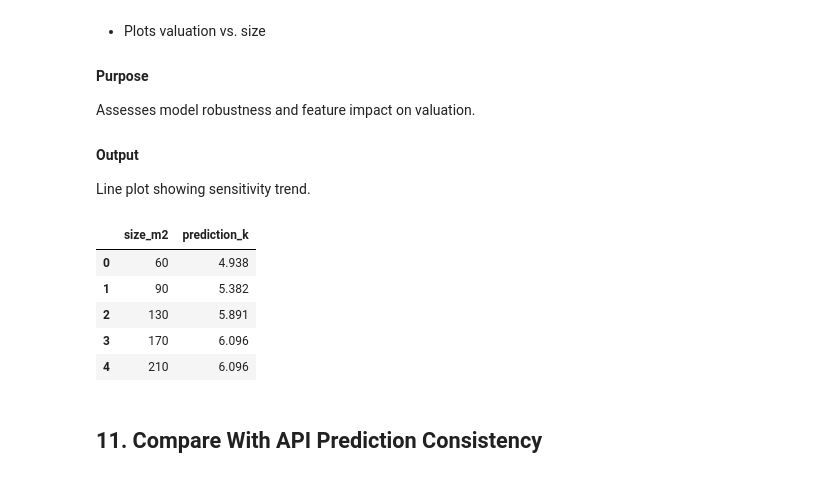
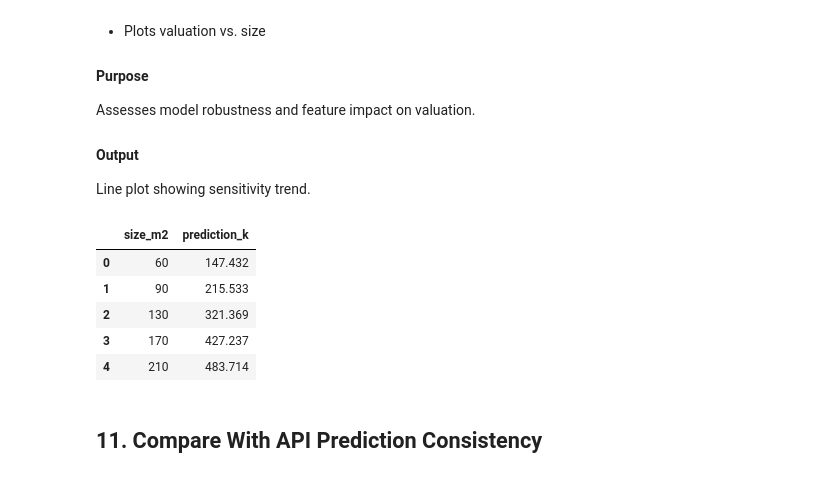
Before and after one commit to AnVenDev/axiomatic_oracle, a Jupyter notebook: notebooks/04_infer_single_sample.ipynb, the cells around one changed output. Drawn from its saved outputs; the diff is of its cells as text; code cells hidden in the pictures.

Commit message:
improvements in model and data (more details in markdowns)

```diff
--- a/notebooks/04_infer_single_sample.ipynb
+++ b/notebooks/04_infer_single_sample.ipynb
@@ -168,6 +199,9 @@ sample_property = {
     "temperature_avg": 20.5,
     "noise_level": 40,
     "air_quality_index": 70,
+    "owner_occupied": 1,
+    "public_transport_nearby": 1,
+    "distance_to_center_km": 2.5,
 }
 
 sample_property = validate_input_record(sample_property, strict=True)
@@ -296,6 +361,13 @@ def check_feature_drift(record: dict, baseline_stats: dict):
     return False, None
 # %%
-baseline_stats = model_meta.get("feature_stats", {})
-drift_detected, drift_msg = check_feature_drift(sample_property, baseline_stats)
-print(f"Drift: {drift_detected} | {drift_msg or 'No significant drift'}")
+baseline_stats = {
+    k: (v["mean"], (v["max"] - v["min"]) / 4)  # Approx std if std not available
+    for k, v in model_meta.get("engineered_feature_stats", {}).items()
+}
+
+drift_flag, drift_msg = check_feature_drift(sample_property, baseline_stats)
+if drift_flag:
+    print(drift_msg)
+else:
+    print("✅ No significant feature drift detected.")
 # %% [output]
@@ -412,15 +534,23 @@ validated_batch = [validate_input_record(r, strict=True) for r in batch_samples]
 df_batch = pd.DataFrame(validated_batch)
 batch_preds = pipeline.predict(df_batch)
 
-batch_outputs = [
-    build_output_schema(
+batch_outputs = []
+for i, (val, record) in enumerate(zip(batch_preds, validated_batch), start=1):
+    drift, _ = check_feature_drift(record, baseline_stats)
+    anomaly = detect_anomalies(record)
+
+    output = build_output_schema(
         asset_id=f"asset_batch_{i:03}",
         asset_type=ASSET_TYPE,
         valuation_k=float(val),
         model_meta=model_meta,
+        anomaly=anomaly,
+        needs_review=drift,
+        extra_metrics={
+            "latency_ms": round(np.random.normal(500, 20), 2),
+        }
     )
-    for i, val in enumerate(batch_preds, start=1)
-]
+    batch_outputs.append(output)
 
 warnings.filterwarnings("ignore", message="X does not have valid feature names")
 pd.DataFrame(
@@ -542,23 +712,28 @@ Assesses model robustness and feature impact on valuation.
 #### Output
 Line plot showing sensitivity trend.
 # %%
+# Analisi di sensibilità sulla variabile 'size_m2'
 sizes = [60, 90, 130, 170, 210]
 size_variations = []
+
 for s in sizes:
     rec = {**sample_property, "size_m2": s}
-    rec = validate_input_record(rec, strict=True)
-    val = float(pipeline.predict(pd.DataFrame([rec]))[0])
-    size_variations.append({"size_m2": s, "prediction_k": round(val, 3)})
+    try:
+        rec = validate_input_record(rec, strict=True)
+        val = float(pipeline.predict(pd.DataFrame([rec]))[0])
+        size_variations.append({"size_m2": s, "prediction_k": round(val, 3)})
+    except Exception as e:
+        size_variations.append({"size_m2": s, "prediction_k": None, "error": str(e)})
 
 warnings.filterwarnings("ignore", message="X does not have valid feature names")
 pd.DataFrame(size_variations)
 # %% [output]
 |  | size_m2 | prediction_k |
-| 0 | 60 | 4.938 |
-| 1 | 90 | 5.382 |
-| 2 | 130 | 5.891 |
-| 3 | 170 | 6.096 |
-| 4 | 210 | 6.096 |
+| 0 | 60 | 147.432 |
+| 1 | 90 | 215.533 |
+| 2 | 130 | 321.369 |
+| 3 | 170 | 427.237 |
+| 4 | 210 | 483.714 |
 # %% [markdown]
 ## 11. Compare With API Prediction Consistency
 # %% [markdown]
```
Also changed, not shown: parts of 17 cells of this notebook, 19 other files.
